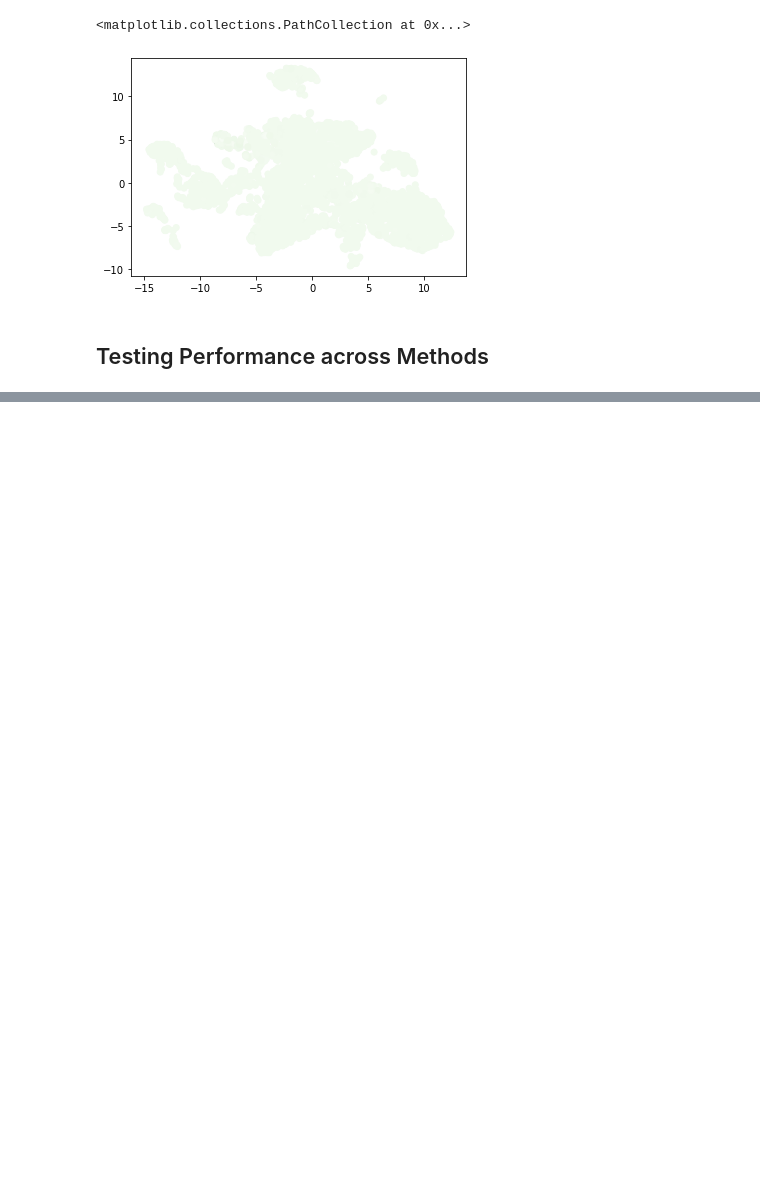
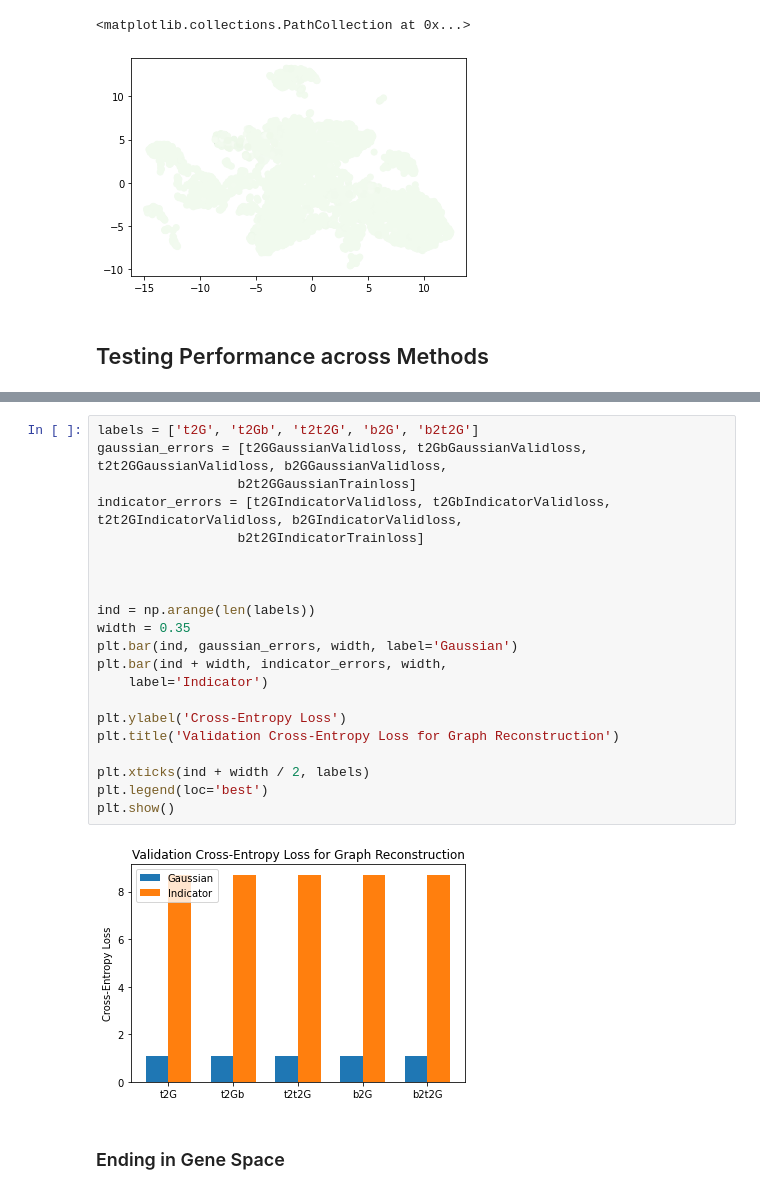
Before and after one commit to kushagrasharma/hormozlab, a Jupyter notebook: data exploration.ipynb, the cells around one changed output, grey strips where cells are left out. Drawn from its saved outputs; the diff is of its cells as text; blank space fills up the shorter version.

```diff
--- a/data exploration.ipynb
+++ b/data exploration.ipynb
@@ -198,0 +281,25 @@ train_full[1,:].shape
+# %%
+labels = ['t2G', 't2Gb', 't2t2G', 'b2G', 'b2t2G']
+gaussian_errors = [t2GGaussianValidloss, t2GbGaussianValidloss, t2t2GGaussianValidloss, b2GGaussianValidloss,
+                  b2t2GGaussianTrainloss]
+indicator_errors = [t2GIndicatorValidloss, t2GbIndicatorValidloss, t2t2GIndicatorValidloss, b2GIndicatorValidloss,
+                  b2t2GIndicatorTrainloss]
+
+
+
+ind = np.arange(len(labels))
+width = 0.35
+plt.bar(ind, gaussian_errors, width, label='Gaussian')
+plt.bar(ind + width, indicator_errors, width,
+    label='Indicator')
+
+plt.ylabel('Cross-Entropy Loss')
+plt.title('Validation Cross-Entropy Loss for Graph Reconstruction')
+
+plt.xticks(ind + width / 2, labels)
+plt.legend(loc='best')
+plt.show()
+# %% [output]
+[figure, added]
+# %% [markdown]
+### Ending in Gene Space
```
Also changed, not shown: parts of 39 cells of this notebook, 6 other files.
